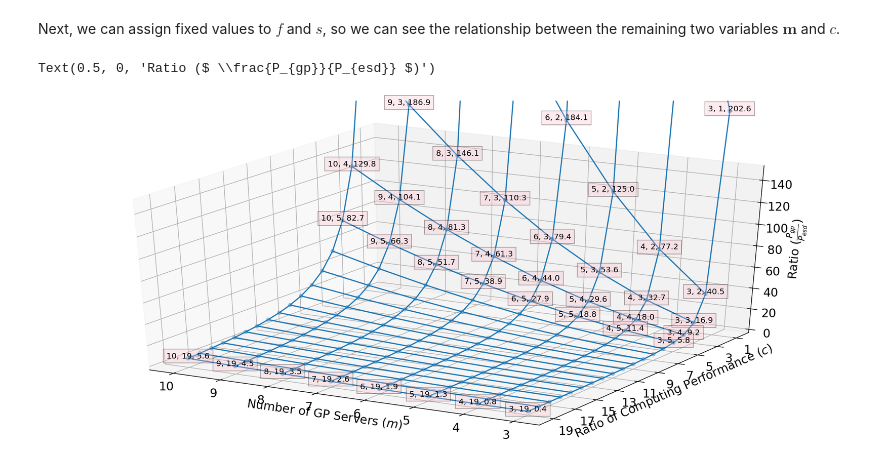
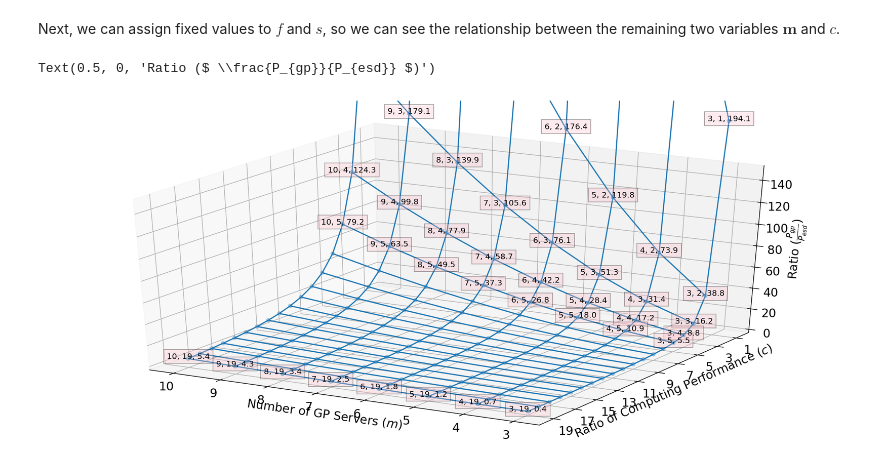
Before and after one commit to ljishen/my-notebooks, a Jupyter notebook: Analysis_of_Possibility_of_Failure.ipynb, the cells around one changed output. Drawn from its saved outputs; the diff is of its cells as text; code cells hidden in the pictures.

```diff
--- a/Analysis_of_Possibility_of_Failure.ipynb
+++ b/Analysis_of_Possibility_of_Failure.ipynb
@@ -87,7 +87,7 @@ Let's plot this function by applying some real values for parameters $ k $, $ t
 
 First, we assign fixed values to $ f $ and $ c $, so we can see the relationship between the remaining two variables $ \boldsymbol{m} $ and $ s $.
 # %%
-f = 3
+f = 2.5  # for hard drives
 c = 5
 
 s = np.arange(2, 20)
@@ -122,35 +122,35 @@ Text(0.5, 0, 'Ratio ($ \\frac{P_{gp}}{P_{esd}} $)')
 # %% [markdown]
 Next, we can assign fixed values to $ f $ and $ s $, so we can see the relationship between the remaining two variables $ \boldsymbol{m} $ and $ c $.
 # %%
-f = 3
+f = 2.5  # for hard drives
 s = 5
 
 c = np.arange(1, 20)
 M, C = np.meshgrid(m, c)
 
 R = ratio(M, f=f, c=C, s=s)
 
 ax = plt.subplot(projection='3d')
 
 ax.plot_wireframe(M, C, R, cmap='viridis')
 ax.scatter3D(M, C, R)
 
 annotate_points = list(itertools.product(m, c[:5]))
 annotate_points.extend(itertools.product(m, c[-1:]))
 
 for _m, _c in annotate_points:
     _r = ratio(_m, f, _c, s)
     label = '%d, %d, %.1f' % (_m, _c, _r)
     ax.text(_m, _c, _r, label, ha='center',
             size=10, bbox=dict(facecolor='pink', alpha=0.3))
 
 ax.set_zlim3d([0, 150])
 ax.set_yticks(c[::2])
 ax.view_init(30, 120)
 
 ax.set_xlabel(r'Number of GP Servers ($ m $)')
 ax.set_ylabel(r'Ratio of Computing Performance ($ c $)')
 ax.set_zlabel(r"Ratio ($ \frac{P_{gp}}{P_{esd}} $)")
 # %% [output]
 Text(0.5, 0, 'Ratio ($ \\frac{P_{gp}}{P_{esd}} $)')
-[figure, old version]
+[figure, new version]
```
Also changed, not shown: parts of 1 cell of this notebook.
